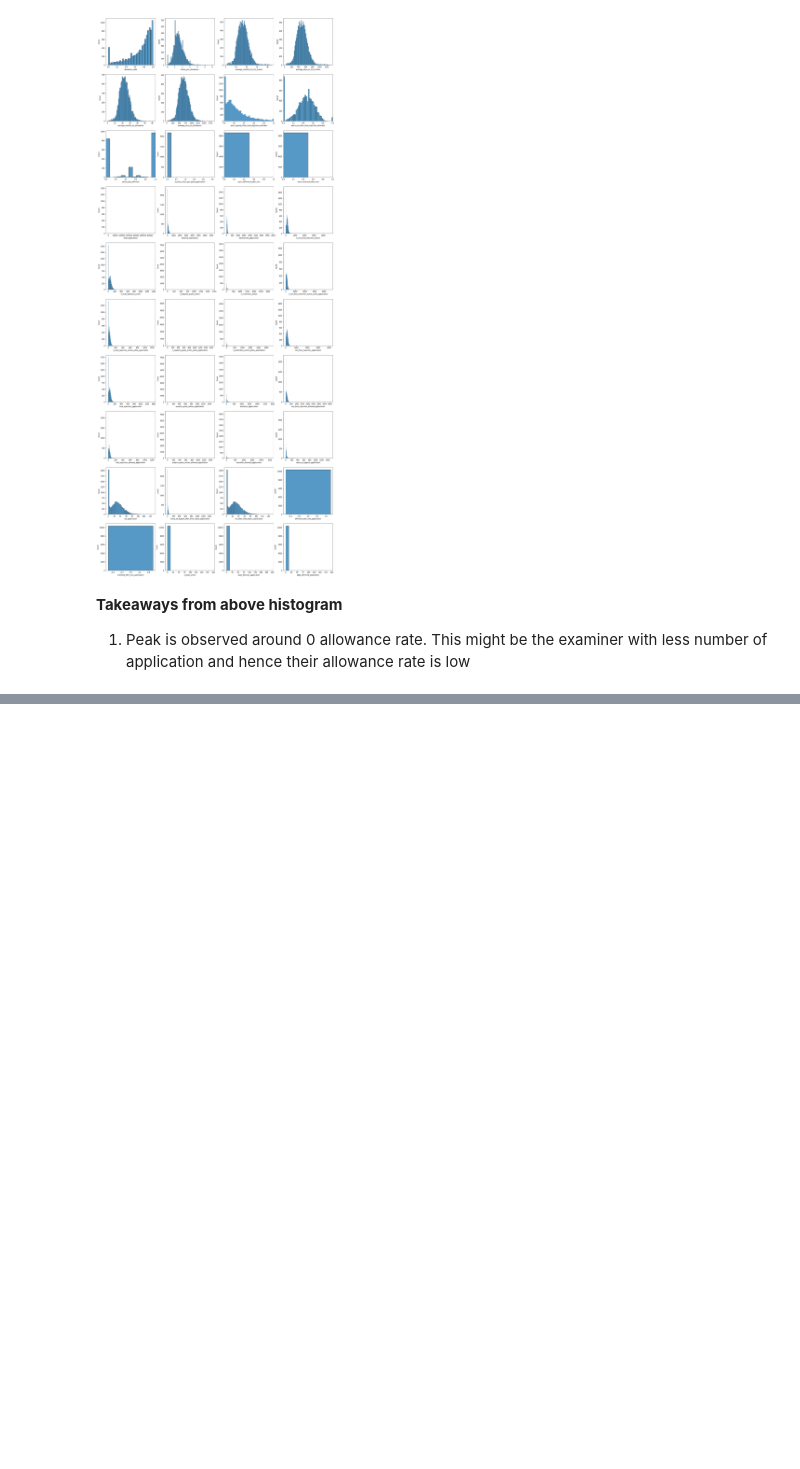
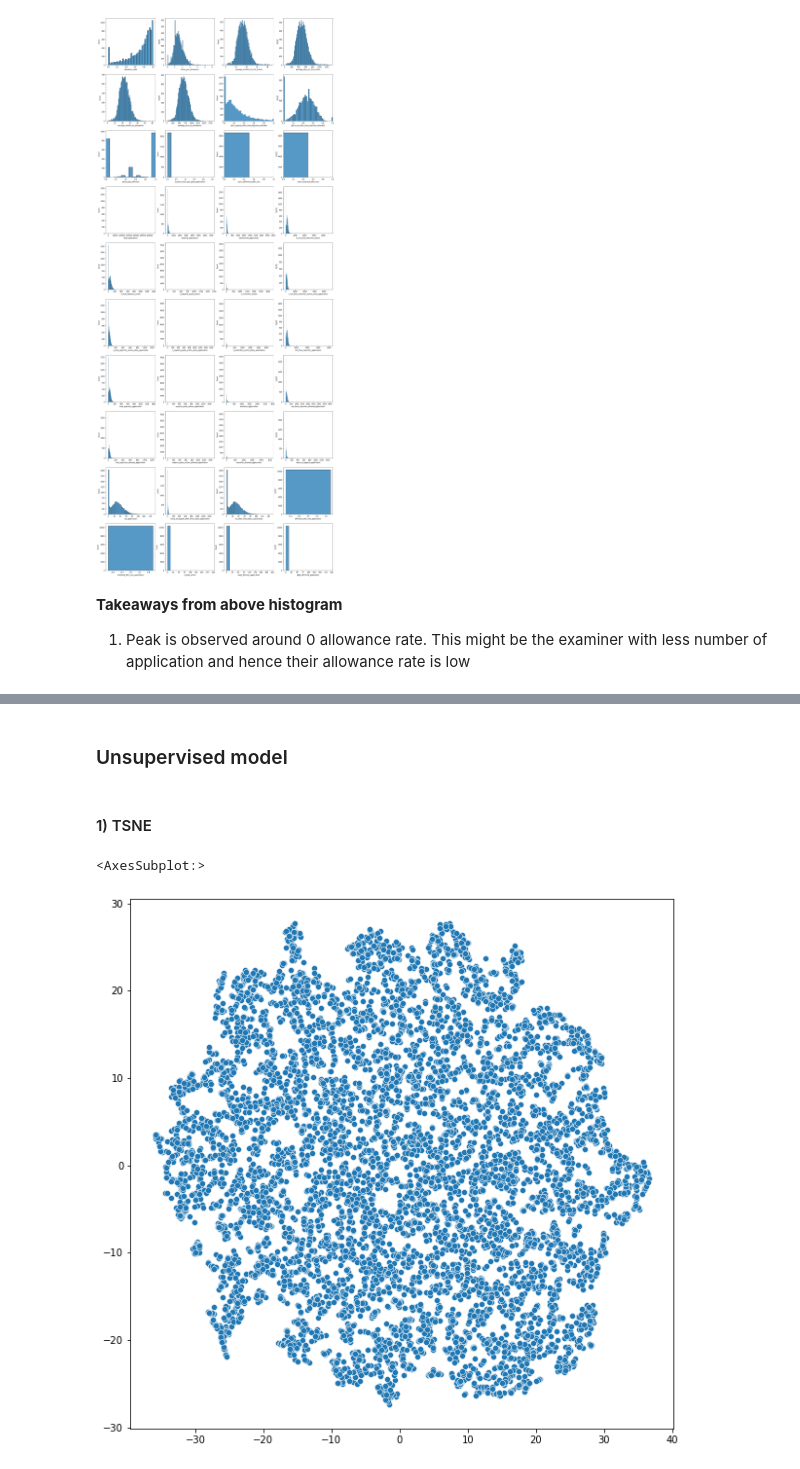
Before and after one commit to shresthabhi/IIT_VT_capstone_project, a Jupyter notebook: code/1)Capstone_Examiner_Level.ipynb, the cells around one changed output, grey strips where cells are left out. Saved outputs shown, nothing was run; the diff lists cells and outputs as text; code cells hidden in the pictures; blank space fills up the shorter version.

```diff
--- a/code/1)Capstone_Examiner_Level.ipynb
+++ b/code/1)Capstone_Examiner_Level.ipynb
@@ -215,0 +224,2 @@ array([[-0.75849549, -0.9038076 , -0.99681325,         nan],
+# %%
+train_data = train_data[train_data.total_application >= 50].copy()
@@ -215,0 +258,7 @@ array([[-0.75849549, -0.9038076 , -0.99681325,         nan],
+# %%
+train_data_info = get_info(train_data)
+train_columns = train_data.columns
+
+train_data_info.style.format()\
+            .background_gradient(subset=['perct_null_count'], cmap='YlOrRd')\
+            .applymap(highlight_cells, subset=['unique_values'], threshold = 100, color_if_true = "#FDF9F9", color_if_false = "#E69BA3")
@@ -215,0 +273,13 @@ array([[-0.75849549, -0.9038076 , -0.99681325,         nan],
+# %%
+transform_columns = ["action_per_allowance", "average_days_to_first_action", "average_days_to_allowance"]
+
+transformed_columns = ["tr_"+col for col in transform_columns]
+
+standard_scaler = StandardScaler()
+transformed_data = standard_scaler.fit_transform(train_data[transform_columns])
+
+train_data.loc[:,transformed_columns] = transformed_data
+
+final_columns = [col for col in train_columns if col not in transform_columns] + transformed_columns
+
+train_data = train_data[final_columns].copy()
@@ -215,0 +310,16 @@ array([[-0.75849549, -0.9038076 , -0.99681325,         nan],
+# %% [markdown]
+### Unsupervised model
+# %% [markdown]
+#### 1) TSNE
+# %%
+model = TSNE(learning_rate = 10)
+data_tsne = model.fit_transform(train_data)
+x = data_tsne[:,0]
+y = data_tsne[:,1]
+# %%
+fig, ax = plt.subplots(figsize = (10,10))
+
+sns.scatterplot(x=x, y=y, ax = ax)
+# %% [output]
+<AxesSubplot:>
+[figure, added]
```
Also changed, not shown: parts of 27 cells of this notebook.
